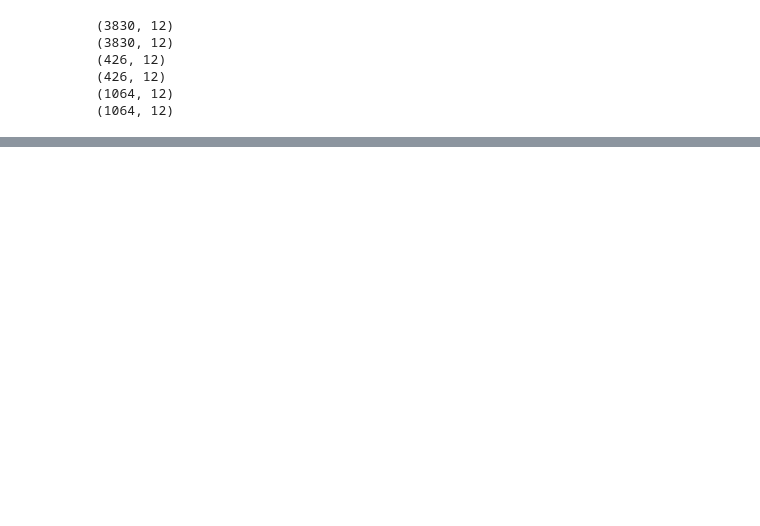
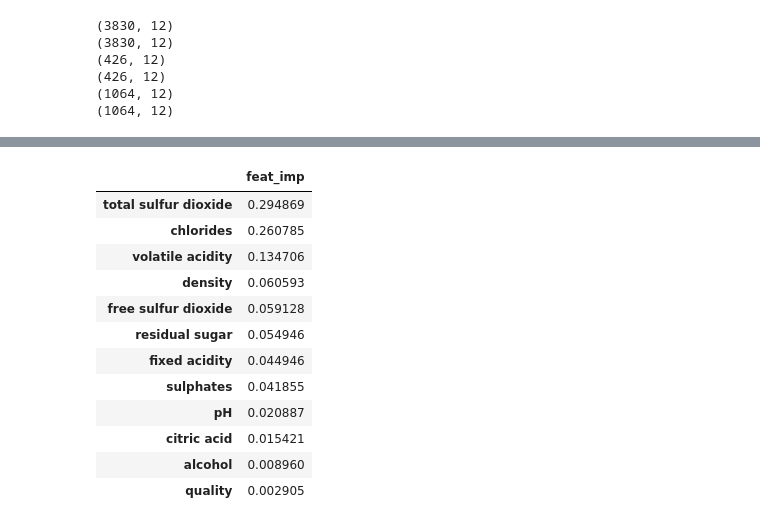
Before and after one commit to vnarvaezt/sample_data_explo_wine_quality_dataset, a Jupyter notebook: notebooks/preprocessing.ipynb, the cells around one changed output, grey strips where cells are left out. Saved outputs shown, nothing was run; the diff lists cells and outputs as text; code cells hidden in the pictures; blank space fills up the shorter version.

```diff
--- a/notebooks/preprocessing.ipynb
+++ b/notebooks/preprocessing.ipynb
@@ -91,25 +111 @@ for df in [X_train, X_val, y_train, y_val, X_test, y_test]:
-# %%
-from sklearn.preprocessing import OrdinalEncoder
-def ordinal_encoder(Xtrain, Xval, Xtest, features):
-    if features is None:
-       features = Xtrain.select_dtypes("category").columns.tolist()
-    # fit encoder
-    enc = OrdinalEncoder()
-    _ = enc.fit(Xtrain[features])
-    # infer model
-    for df in [Xtrain, Xval, Xtest]:
-        print(df.shape)
-        df[features]= enc.transform(df[features])
-        print(df.shape)
-    return Xtrain, Xval, Xtest
-# scale data
-from sklearn.preprocessing import StandardScaler
-def scale_data(Xtrain, Xval, Xtest, features):
-    if features is None:
-        features = Xtrain.select_dtypes(np.number).columns.tolist()
-    scaler = StandardScaler()
-    scaler.fit(Xtrain)
-    for df in [Xtrain, Xval, Xtest]:
-        df[features]= scaler.transform(df[features])
-    return Xtrain, Xval, Xtest
 # %%
@@ -219,0 +351,24 @@ XGBClassifier, mattew score: 98.5%, f1 macro 99.2%
+# %%
+rf_model = load(open(f"RandomForestClassifier_model.sav", 'rb'))
+# %%
+df_feat_imp = pd.DataFrame(
+    data=rf_model.feature_importances_,
+    columns=["feat_imp"],
+    index=X_train.columns
+)
+df_feat_imp = df_feat_imp.sort_values("feat_imp", ascending=False)
+df_feat_imp
+# %% [output]
+|  | feat_imp |
+| total sulfur dioxide | 0.294869 |
+| chlorides | 0.260785 |
+| volatile acidity | 0.134706 |
+| density | 0.060593 |
+| free sulfur dioxide | 0.059128 |
+| residual sugar | 0.054946 |
+| fixed acidity | 0.044946 |
+| sulphates | 0.041855 |
+| pH | 0.020887 |
+| citric acid | 0.015421 |
+| alcohol | 0.008960 |
+| quality | 0.002905 |
```
Also changed, not shown: parts of 28 cells of this notebook, 8 other files.
